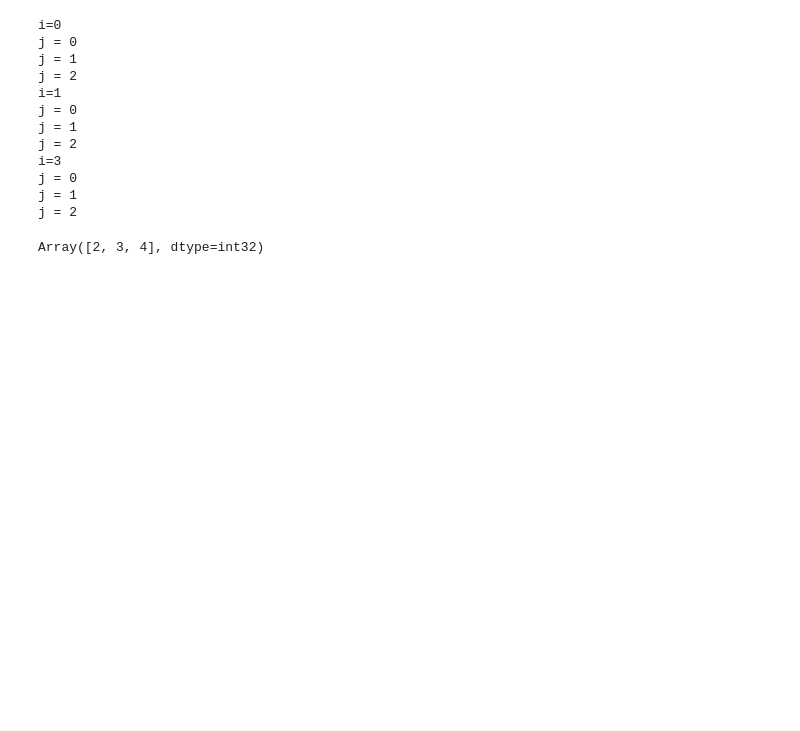
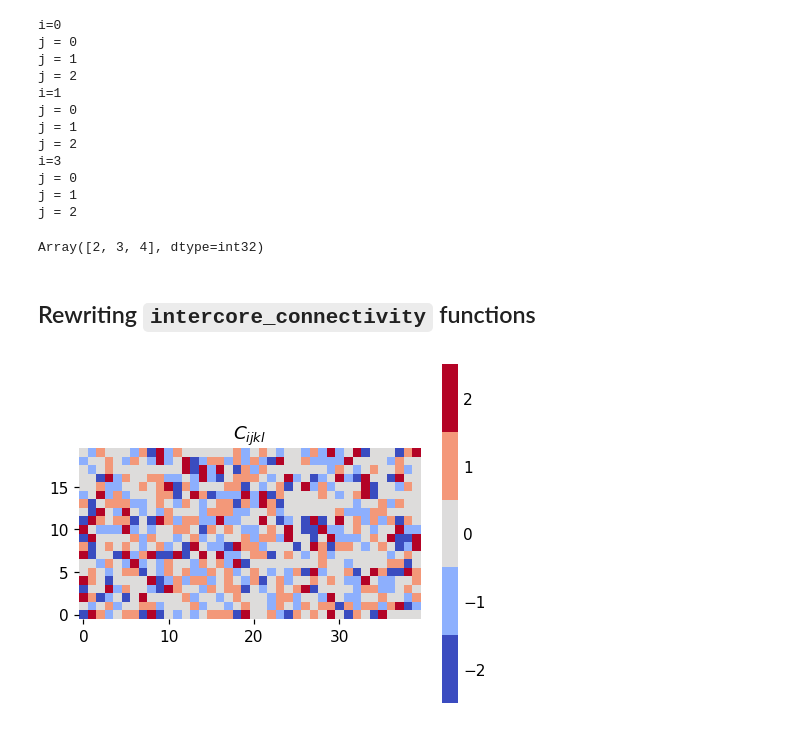
Before and after one commit to Integrated-Systems-Neuroengineering/scrramble, a Jupyter notebook: Notebooks/quantized_activations_with_ste.ipynb, the cells around one changed output. Drawn from its saved outputs; the diff is of its cells as text; code cells hidden in the pictures; blank space fills up the shorter version.

```diff
--- a/Notebooks/quantized_activations_with_ste.ipynb
+++ b/Notebooks/quantized_activations_with_ste.ipynb
@@ -450,3 +450,5 @@ xx = jnp.arange(10)
 xx[(1+1) : (2+3)]
 # %% [output]
 Array([2, 3, 4], dtype=int32)
+# %% [markdown]
+## Rewriting `intercore_connectivity` functions
@@ -452,0 +583,14 @@ Array([2, 3, 4], dtype=int32)
+# %%
+test_c = ScRRAMBLe_routing(
+    input_cores=5,
+    output_cores=10,
+    receptive_fields_per_core=4,
+    connection_probability=1.0,
+    key=jax.random.key(1234),
+    with_replacement=True,
+    balanced=True)
+
+fig, ax = plot_connectivity_matrix(test_c)
+# ax.set_xlim(-0.5, 40.0)
+# %% [output]
+[figure, added]
```
Also changed, not shown: parts of 7 cells of this notebook, 9 other files.
